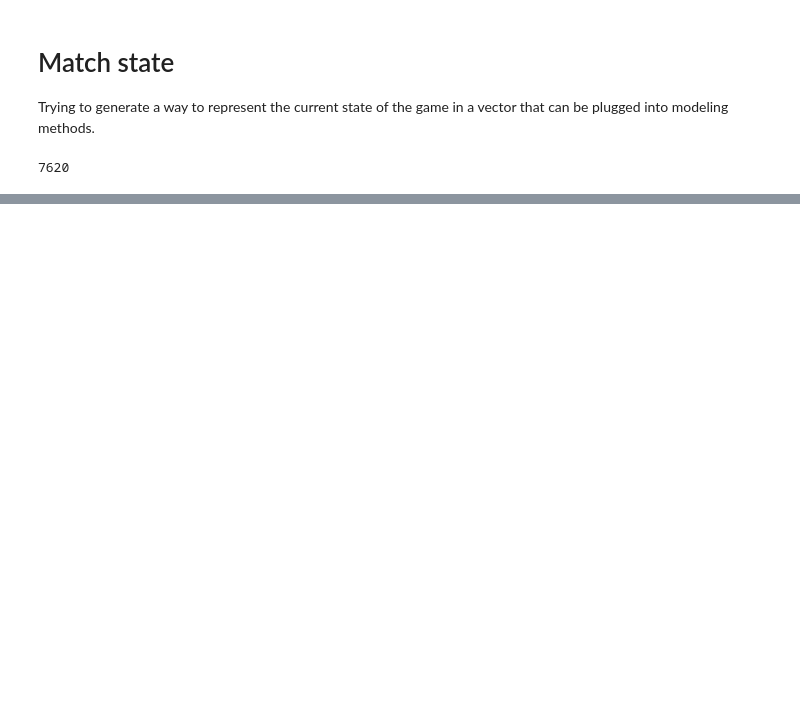
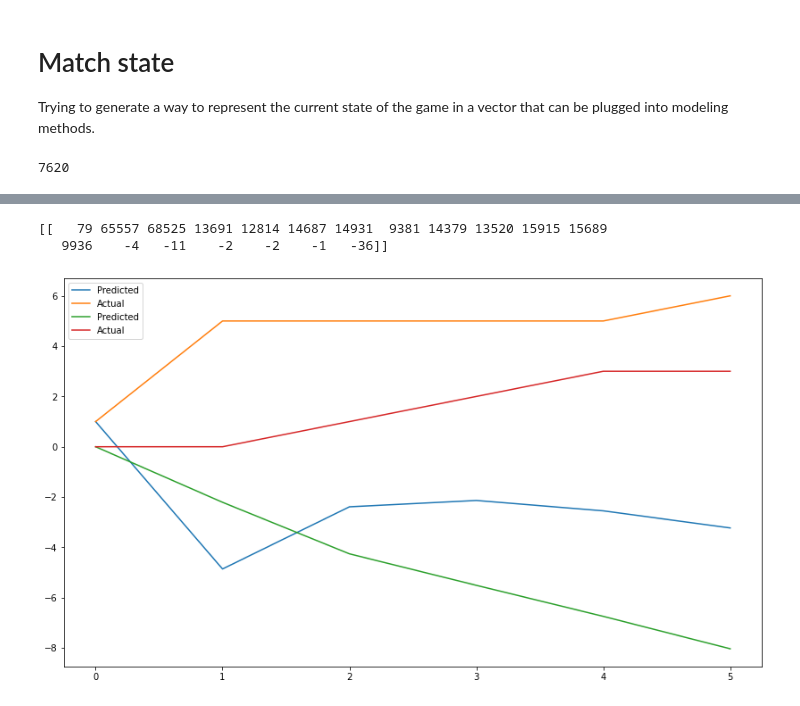
Before and after one commit to LegoYoda112/datasci-LOL-analysis, a Jupyter notebook: Game state.ipynb, the cells around one changed output, grey strips where cells are left out. Cells and saved outputs as stored; diff of their text form; code cells hidden in the pictures; blank space fills up the shorter version.

```diff
--- a/Game state.ipynb
+++ b/Game state.ipynb
@@ -103,0 +189,8 @@ matches[0].blue_structures()
+# %%
+from sklearn.neural_network import MLPRegressor
+from sklearn.model_selection import train_test_split
+
+X_train, X_test, y_train, y_test = train_test_split(X, y, random_state=1)
+regr = MLPRegressor(random_state=1, max_iter=1500, hidden_layer_sizes=(100, 10, 100, 10, 100))
+regr.fit(X_train, y_train)
+print(regr.score(X_test, y_test))
@@ -103,0 +220,39 @@ matches[0].blue_structures()
+# %%
+test_start = 1003
+sim_length = 10
+
+item = 10
+
+match_sim = [X.values[test_start]]
+
+match_ref = y.values[(test_start-1):(test_start+sim_length-1)]
+
+match_values = []
+
+for i in range(0, sim_length-1):
+    match_values.append(match_sim[0])
+    match_sim = regr.predict(match_sim)
+
+    if match_ref[i, 0] > match_ref[i+1, 0]:
+        break
+
+match_values = np.array(match_values)
+match_ref = y.values[(test_start-1):(test_start+len(match_values)-1)]
+
+match_length = len(match_values)
+
+
+plt.figure(figsize = [14,8])
+plt.plot(range(0, match_length), match_values[:, 13], label="Predicted")
+plt.plot(range(0, match_length), match_ref[:, 13], label = "Actual")
+
+plt.plot(range(0, match_length), match_values[:, 14], label="Predicted")
+plt.plot(range(0, match_length), match_ref[:, 14], label = "Actual")
+
+plt.legend()
+
+print(match_sim.astype(int))
+# %% [output]
+[[   79 65557 68525 13691 12814 14687 14931  9381 14379 13520 15915 15689
+   9936    -4   -11    -2    -2    -1   -36]]
+[figure, added]
```
Also changed, not shown: parts of 13 cells of this notebook, 2 other files.
